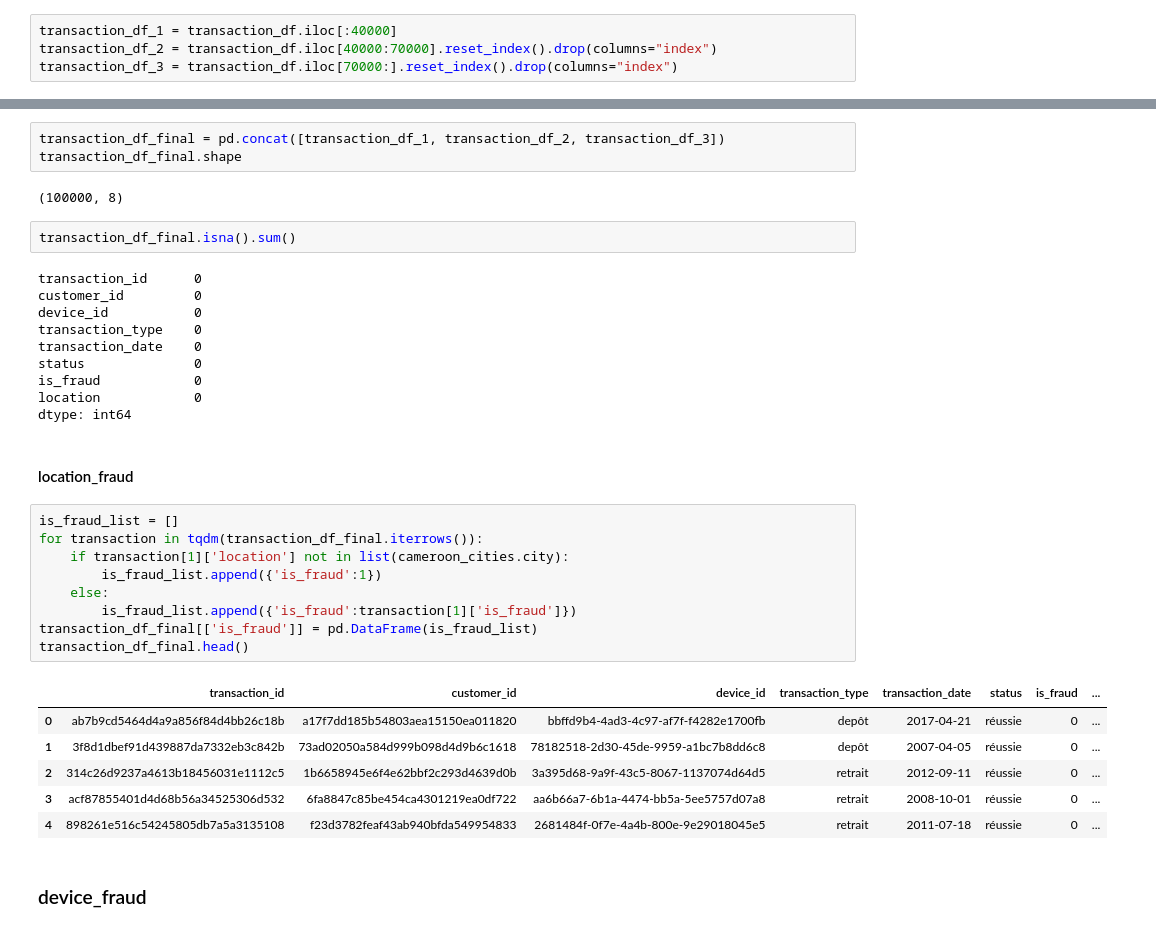
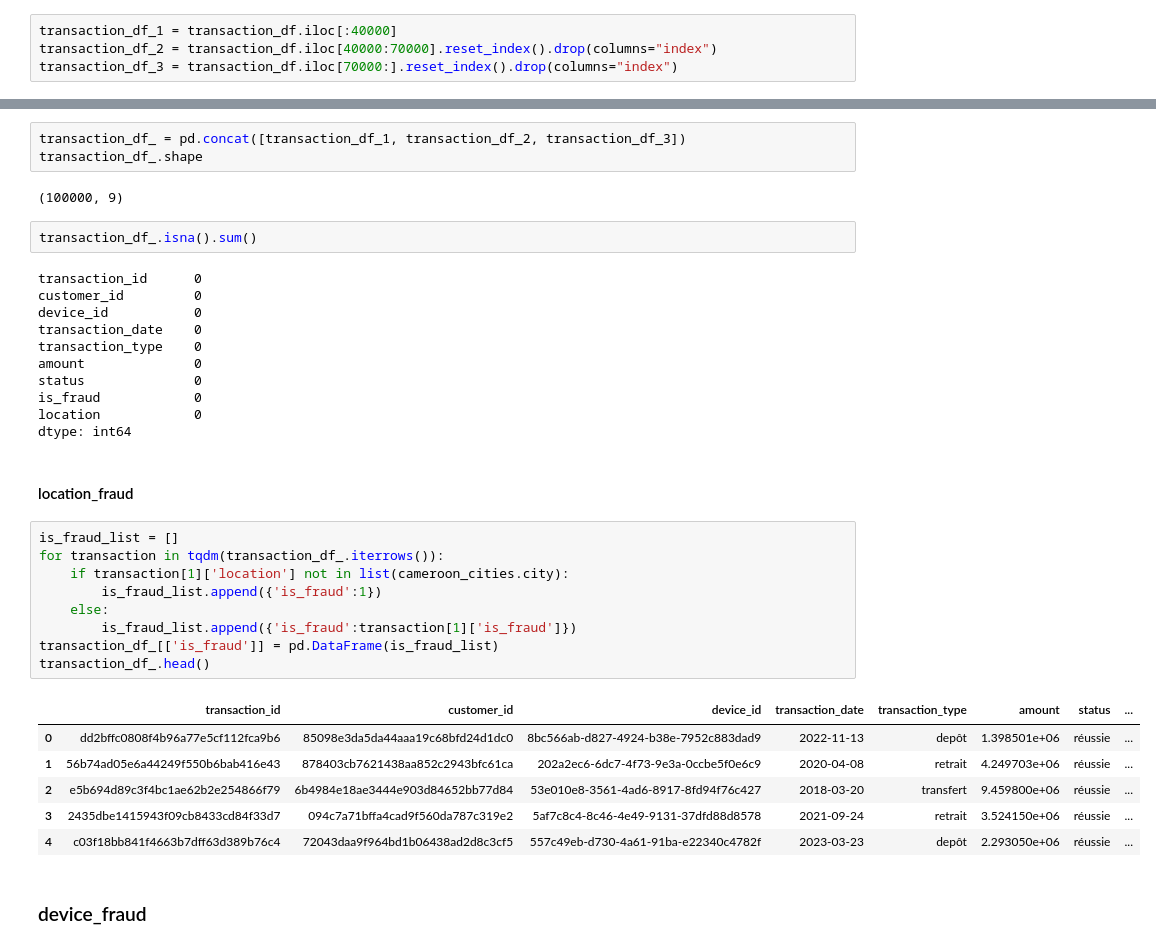
Before and after one commit to Anaaurelle237/AI_Summer_projet_8, a Jupyter notebook: notebooks/create_table.ipynb, the cells around one changed output, grey strips where cells are left out. Saved outputs shown, nothing was run; the diff lists cells and outputs as text.

```diff
--- a/notebooks/create_table.ipynb
+++ b/notebooks/create_table.ipynb
@@ -397,18 +418,19 @@ dtype: int64
 
 ------------------------------------------------
 # %%
-transaction_df_final = pd.concat([transaction_df_1, transaction_df_2, transaction_df_3])
-transaction_df_final.shape
+transaction_df_ = pd.concat([transaction_df_1, transaction_df_2, transaction_df_3])
+transaction_df_.shape
 # %% [output]
-(100000, 8)
+(100000, 9)
 # %%
-transaction_df_final.isna().sum()
+transaction_df_.isna().sum()
 # %% [output]
 transaction_id      0
 customer_id         0
 device_id           0
+transaction_date    0
 transaction_type    0
-transaction_date    0
+amount              0
 status              0
 is_fraud            0
 location            0
@@ -417,20 +439,20 @@ dtype: int64
 #### location_fraud
 # %%
 is_fraud_list = []
-for transaction in tqdm(transaction_df_final.iterrows()):
+for transaction in tqdm(transaction_df_.iterrows()):
     if transaction[1]['location'] not in list(cameroon_cities.city):
         is_fraud_list.append({'is_fraud':1})
     else:
         is_fraud_list.append({'is_fraud':transaction[1]['is_fraud']})
-transaction_df_final[['is_fraud']] = pd.DataFrame(is_fraud_list)
-transaction_df_final.head()
+transaction_df_[['is_fraud']] = pd.DataFrame(is_fraud_list)
+transaction_df_.head()
 # %% [output]
-|  | transaction_id | customer_id | device_id | transaction_type | transaction_date | status | is_fraud | ... |
-| 0 | ab7b9cd5464d4a9a856f84d4bb26c18b | a17f7dd185b54803aea15150ea011820 | bbffd9b4-4ad3-4c97-af7f-f4282e1700fb | depôt | 2017-04-21 | réussie | 0 | ... |
-| 1 | 3f8d1dbef91d439887da7332eb3c842b | 73ad02050a584d999b098d4d9b6c1618 | 78182518-2d30-45de-9959-a1bc7b8dd6c8 | depôt | 2007-04-05 | réussie | 0 | ... |
-| 2 | 314c26d9237a4613b18456031e1112c5 | 1b6658945e6f4e62bbf2c293d4639d0b | 3a395d68-9a9f-43c5-8067-1137074d64d5 | retrait | 2012-09-11 | réussie | 0 | ... |
-| 3 | acf87855401d4d68b56a34525306d532 | 6fa8847c85be454ca4301219ea0df722 | aa6b66a7-6b1a-4474-bb5a-5ee5757d07a8 | retrait | 2008-10-01 | réussie | 0 | ... |
-| 4 | 898261e516c54245805db7a5a3135108 | f23d3782feaf43ab940bfda549954833 | 2681484f-0f7e-4a4b-800e-9e29018045e5 | retrait | 2011-07-18 | réussie | 0 | ... |
+|  | transaction_id | customer_id | device_id | transaction_date | transaction_type | amount | status | ... |
+| 0 | dd2bffc0808f4b96a77e5cf112fca9b6 | 85098e3da5da44aaa19c68bfd24d1dc0 | 8bc566ab-d827-4924-b38e-7952c883dad9 | 2022-11-13 | depôt | 1.398501e+06 | réussie | ... |
+| 1 | 56b74ad05e6a44249f550b6bab416e43 | 878403cb7621438aa852c2943bfc61ca | 202a2ec6-6dc7-4f73-9e3a-0ccbe5f0e6c9 | 2020-04-08 | retrait | 4.249703e+06 | réussie | ... |
+| 2 | e5b694d89c3f4bc1ae62b2e254866f79 | 6b4984e18ae3444e903d84652bb77d84 | 53e010e8-3561-4ad6-8917-8fd94f76c427 | 2018-03-20 | transfert | 9.459800e+06 | réussie | ... |
+| 3 | 2435dbe1415943f09cb8433cd84f33d7 | 094c7a71bffa4cad9f560da787c319e2 | 5af7c8c4-8c46-4e49-9131-37dfd88d8578 | 2021-09-24 | retrait | 3.524150e+06 | réussie | ... |
+| 4 | c03f18bb841f4663b7dff63d389b76c4 | 72043daa9f964bd1b06438ad2d8c3cf5 | 557c49eb-d730-4a61-91ba-e22340c4782f | 2023-03-23 | depôt | 2.293050e+06 | réussie | ... |
 # %% [markdown]
 ### device_fraud
 # %%
```
Also changed, not shown: parts of 24 cells of this notebook, 4 other files.
